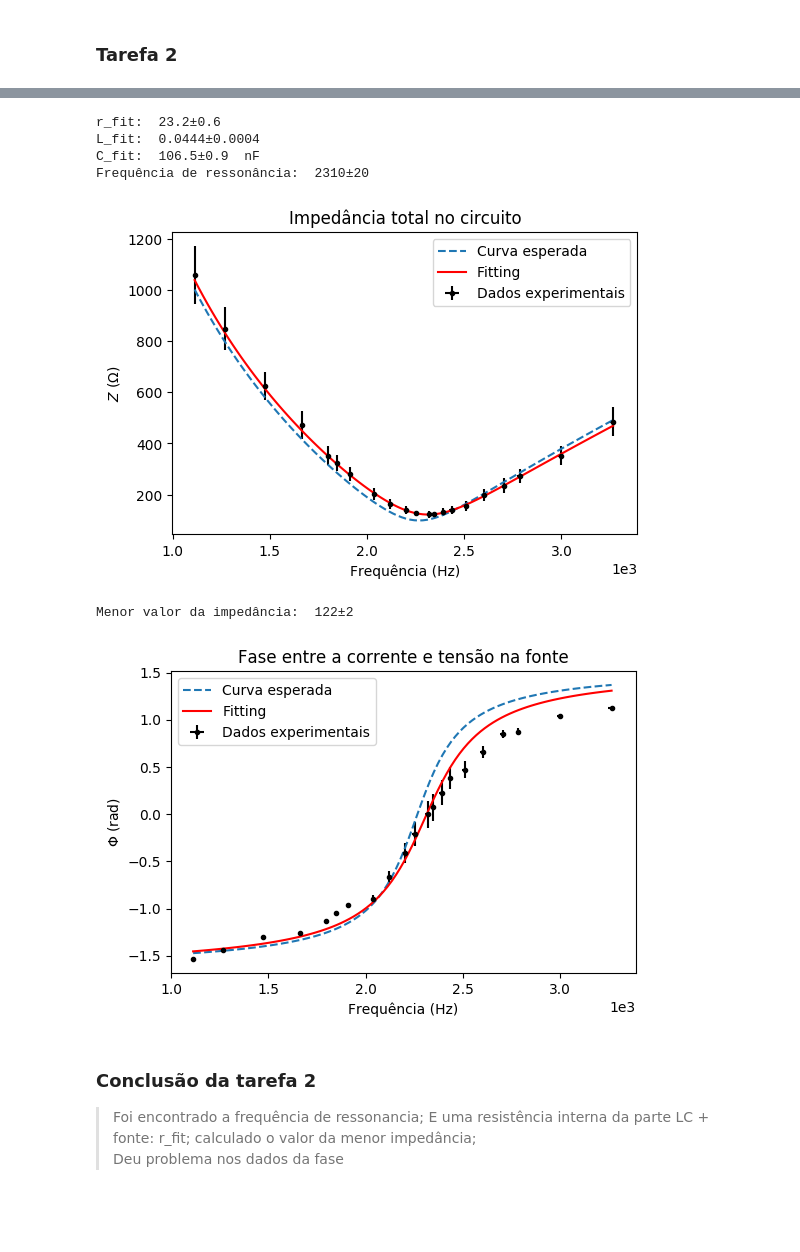
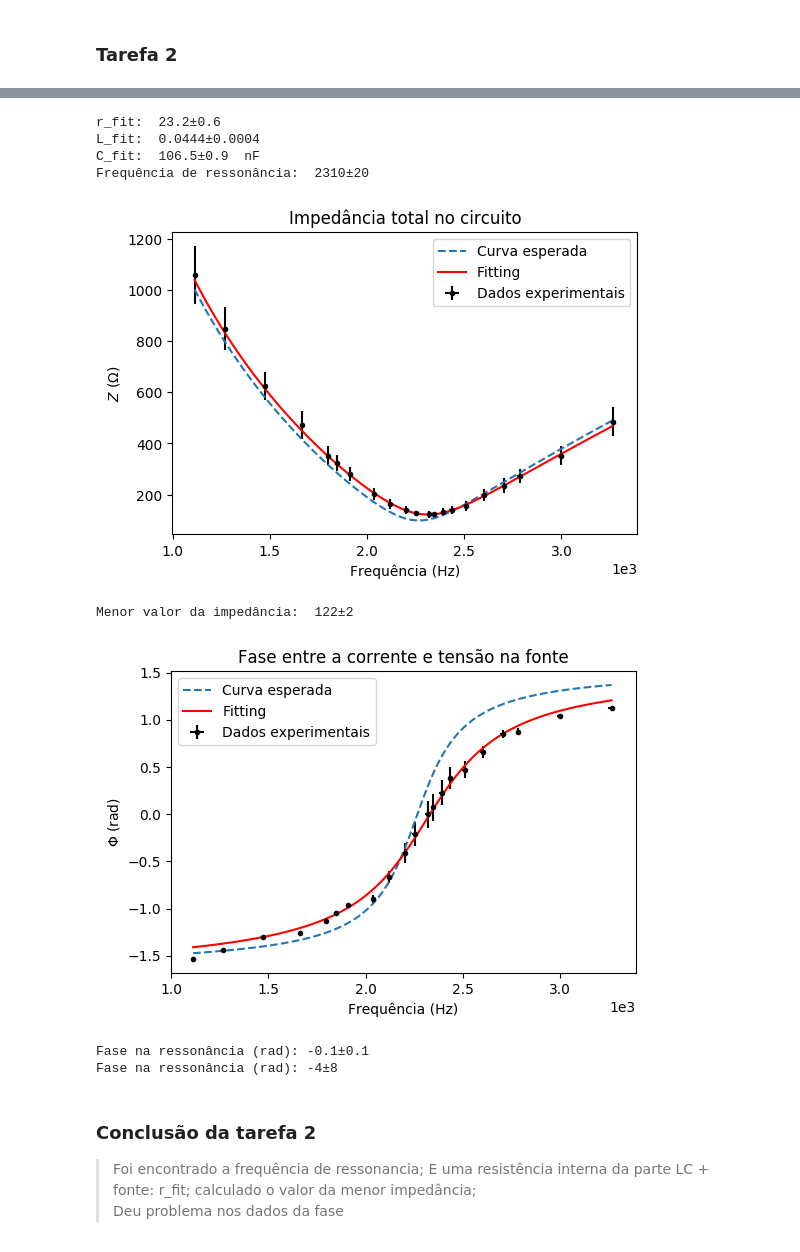
Before and after one commit to solano/lab3, a Jupyter notebook: pratica6/notebook/Analise.ipynb, the cells around one changed output, grey strips where cells are left out. Saved outputs shown, nothing was run; the diff lists cells and outputs as text; code cells hidden in the pictures; blank space fills up the shorter version.

```diff
--- a/pratica6/notebook/Analise.ipynb
+++ b/pratica6/notebook/Analise.ipynb
@@ -139,34 +152,41 @@ pro_db = (pro_a*(erro_R+perr_r)+(R+param_r)*pro_da)/(R+param_r)**2
 erro_phi = pro_db*(1+pro_b*pro_b)**(-1)
 
 
 
 
 phi = x_ang*data[-1]*data[-2]
 phi_esperado = lambda x : np.arctan((x*L - 1/(x*C))/R)
 phi_mold = lambda x, r_fit, l_fit, c_fit: np.arctan((x*l_fit - 1/(x*c_fit))/(R+r_fit))
+popt, pcov = curve_fit(phi_mold, x_ang, phi, p0=(R,L,C))
 phi_fit = lambda x: phi_mold(x, *popt)
 
 plt.figure(dpi=100)
 plt.title("Fase entre a corrente e tensão na fonte")
 plt.ylabel(r"$\Phi$ (rad)")
 plt.xlabel("Frequência (Hz)")
 plt.ticklabel_format(style="sci", axis="x", scilimits=(0,0))
 
 plt.plot(t, phi_esperado(t_ang), '--', label="Curva esperada")
 plt.plot(t, phi_fit(t_ang), color="red", label="Fitting")
 plt.errorbar(x,phi,yerr = erro_phi, xerr = erro_x, fmt='.', color="black", label="Dados experimentais")
 # plt.plot(x, phi)
 plt.legend(loc=0)
 plt.show()
+
+fase_5 = M((phi_fit(2310*2*np.pi), np.max(erro_phi)))
+print("Fase na ressonância (rad):", fase_5)
+print("Fase na ressonância (rad):", fase_5/np.pi*180)
 # %% [output]
 [figure]
 r_fit:  23.2±0.6
 L_fit:  0.0444±0.0004
 C_fit:  106.5±0.9  nF
 Frequência de ressonância:  2310±20
 [figure]
 Menor valor da impedância:  122±2
-[figure, old version]
+[figure, new version]
+Fase na ressonância (rad): -0.1±0.1
+Fase na ressonância (rad): -4±8
 # %% [markdown]
 ### Conclusão da tarefa 2
 > Foi encontrado a frequência de ressonancia; E uma resistência interna da parte LC + fonte: r_fit; calculado o valor da menor impedância;
```
Also changed, not shown: parts of 3 cells of this notebook, 1 other file.
